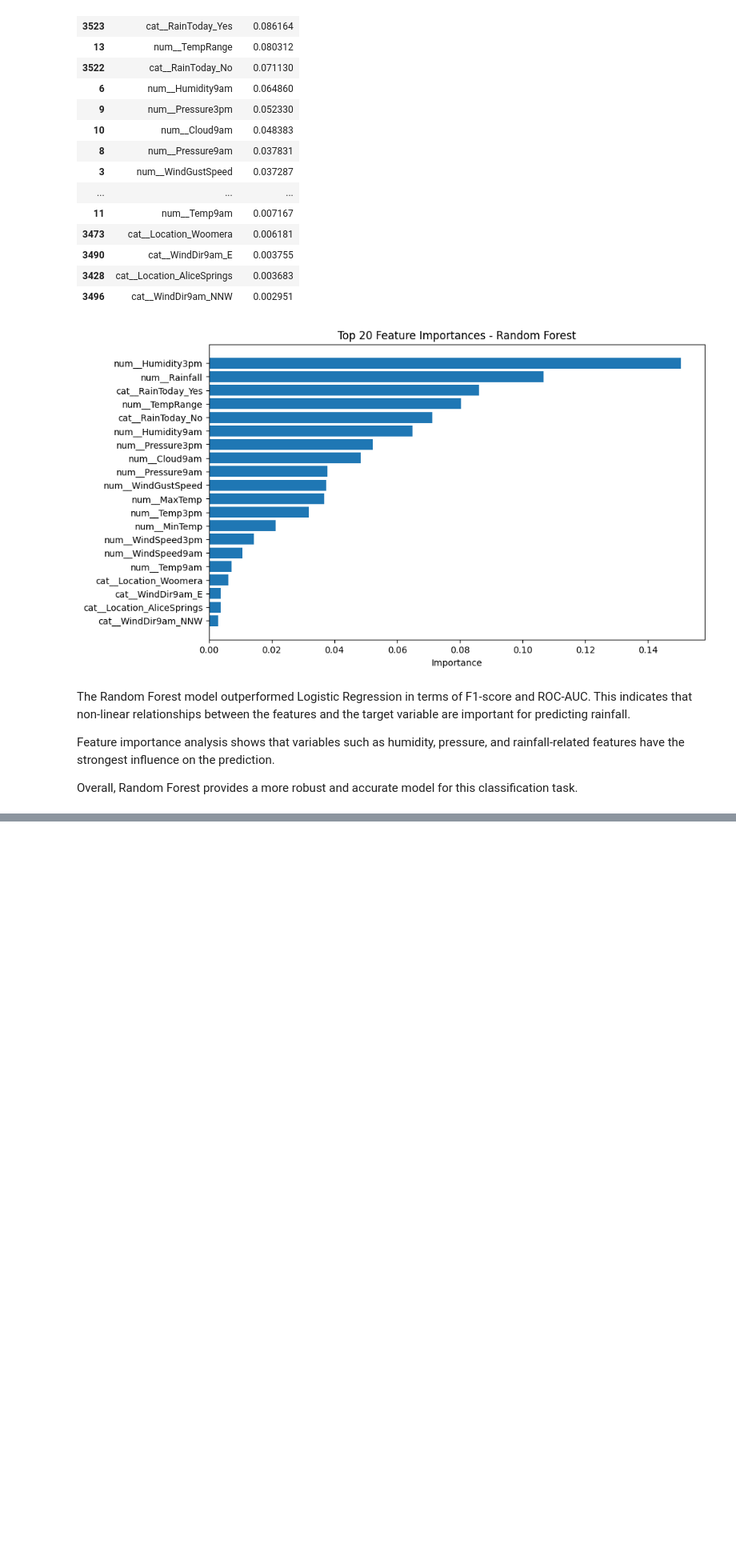
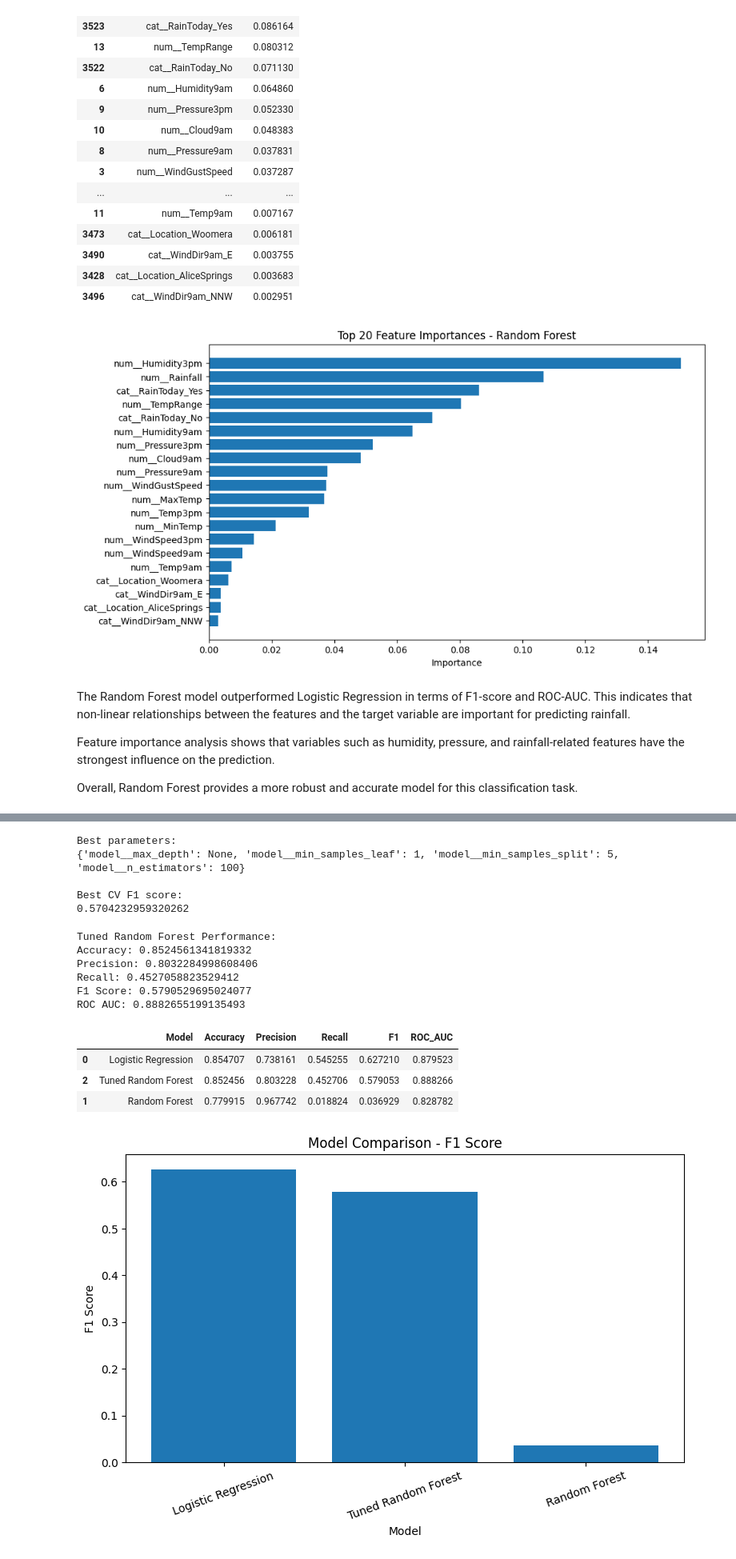
Before and after one commit to SirApollyon/weather-forecast-project, a Jupyter notebook: notebooks/weather_prediction.ipynb, the cells around one changed output, grey strips where cells are left out. Shown at 80% size. Drawn from its saved outputs; the diff is of its cells as text; code cells hidden in the pictures; blank space fills up the shorter version.

Commit message:
hypertuning parameter

```diff
--- a/notebooks/weather_prediction.ipynb
+++ b/notebooks/weather_prediction.ipynb
@@ -487,0 +550,76 @@ Overall, Random Forest provides a more robust and accurate model for this classi
+# %%
+print("Best parameters:")
+print(grid_search.best_params_)
+
+print("\nBest CV F1 score:")
+print(grid_search.best_score_)
+# %% [output]
+Best parameters:
+{'model__max_depth': None, 'model__min_samples_leaf': 1, 'model__min_samples_split': 5, 'model__n_estimators': 100}
+
+Best CV F1 score:
+0.5704232959320262
+# %%
+best_rf_model = grid_search.best_estimator_
+# %%
+y_pred_rf_tuned = best_rf_model.predict(X_test)
+y_proba_rf_tuned = best_rf_model.predict_proba(X_test)[:, 1]
+# %%
+print("Tuned Random Forest Performance:")
+print("Accuracy:", accuracy_score(y_test, y_pred_rf_tuned))
+print("Precision:", precision_score(y_test, y_pred_rf_tuned))
+print("Recall:", recall_score(y_test, y_pred_rf_tuned))
+print("F1 Score:", f1_score(y_test, y_pred_rf_tuned))
+print("ROC AUC:", roc_auc_score(y_test, y_proba_rf_tuned))
+# %% [output]
+Tuned Random Forest Performance:
+Accuracy: 0.8524561341819332
+Precision: 0.8032284998608406
+Recall: 0.4527058823529412
+F1 Score: 0.5790529695024077
+ROC AUC: 0.8882655199135493
+# %%
+results_tuned = pd.DataFrame([
+    {
+        "Model": "Logistic Regression",
+        "Accuracy": accuracy_score(y_test, y_pred),
+        "Precision": precision_score(y_test, y_pred),
+        "Recall": recall_score(y_test, y_pred),
+        "F1": f1_score(y_test, y_pred),
+        "ROC_AUC": roc_auc_score(y_test, y_proba)
+    },
+    {
+        "Model": "Random Forest",
+        "Accuracy": accuracy_score(y_test, y_pred_rf),
+        "Precision": precision_score(y_test, y_pred_rf),
+        "Recall": recall_score(y_test, y_pred_rf),
+        "F1": f1_score(y_test, y_pred_rf),
+        "ROC_AUC": roc_auc_score(y_test, y_proba_rf)
+    },
+    {
+        "Model": "Tuned Random Forest",
+        "Accuracy": accuracy_score(y_test, y_pred_rf_tuned),
+        "Precision": precision_score(y_test, y_pred_rf_tuned),
+        "Recall": recall_score(y_test, y_pred_rf_tuned),
+        "F1": f1_score(y_test, y_pred_rf_tuned),
+        "ROC_AUC": roc_auc_score(y_test, y_proba_rf_tuned)
+    }
+])
+
+results_tuned = results_tuned.sort_values(by="F1", ascending=False)
+results_tuned
+# %% [output]
+|  | Model | Accuracy | Precision | Recall | F1 | ROC_AUC |
+| 0 | Logistic Regression | 0.854707 | 0.738161 | 0.545255 | 0.627210 | 0.879523 |
+| 2 | Tuned Random Forest | 0.852456 | 0.803228 | 0.452706 | 0.579053 | 0.888266 |
+| 1 | Random Forest | 0.779915 | 0.967742 | 0.018824 | 0.036929 | 0.828782 |
+# %%
+plt.figure(figsize=(9, 5))
+plt.bar(results_tuned["Model"], results_tuned["F1"])
+plt.title("Model Comparison - F1 Score")
+plt.xlabel("Model")
+plt.ylabel("F1 Score")
+plt.xticks(rotation=20)
+plt.show()
+# %% [output]
+[figure, added]
```
Also changed, not shown: parts of 8 cells of this notebook.
